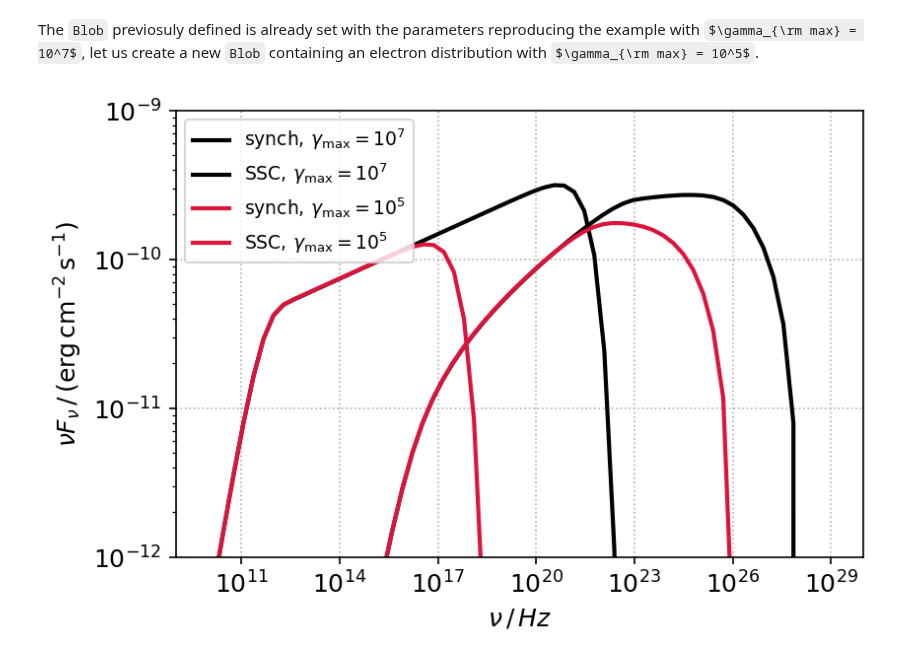
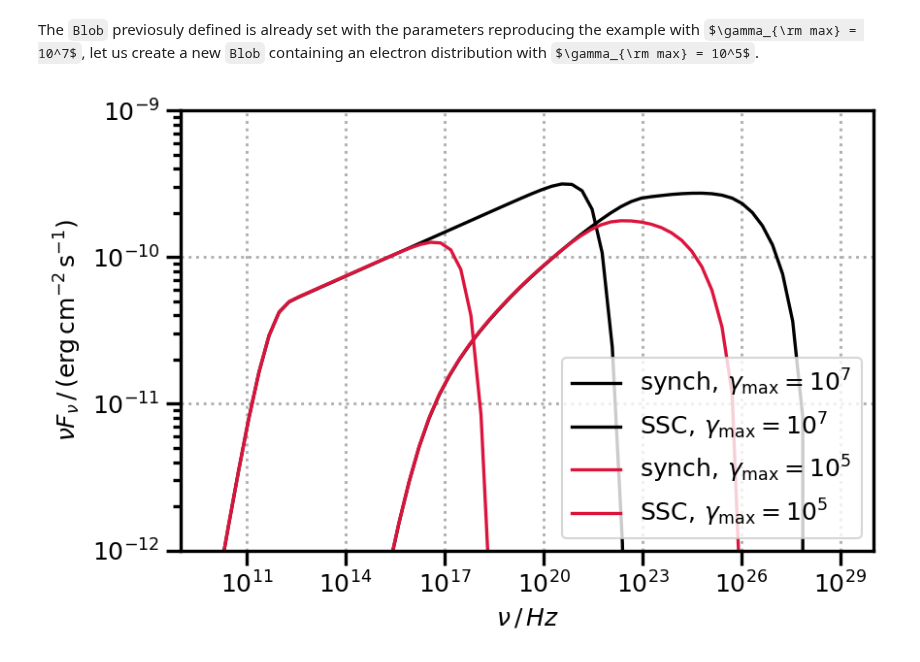
Before and after one commit to cosimoNigro/agnpy, a Jupyter notebook: docs/tutorials/synchrotron_self_compton.ipynb, the cells around one changed output. Cells and saved outputs as stored; diff of their text form; code cells hidden in the pictures; some formulas as TeX source.

Commit message:
started to improve docs, fixed up to synch

```diff
--- a/docs/tutorials/synchrotron_self_compton.ipynb
+++ b/docs/tutorials/synchrotron_self_compton.ipynb
@@ -16,12 +17,3 @@ from agnpy.compton import SynchrotronSelfCompton
-# %%
-# matplotlib adjustments
-plt.rc("figure", dpi=150)
-plt.rc("font", size=12)
-plt.rc("axes", grid=True)
-plt.rc("grid", ls=":")
-# axes labels
-sed_x_label = r"$\nu\,/\,Hz$"
-sed_y_label = r"$\nu F_{\nu}\,/\,(\mathrm{erg}\,\mathrm{cm}^{-2}\,\mathrm{s}^{-1})$"
 # %% [markdown]
 ### Emission Region
 Let us consider that the emission region is a spherical plasmoid of radius $R_b = 10^{16}\,\mathrm{cm}$, streaming with Lorentz factor $\Gamma=10$ in the AGN jet, resulting in a Doppler boosting of $\delta_D=10$ (the jet is almost aligned with the observer's line of sight). The galaxy hosting the active nucleus is at a distance of $d_L=10^{27}\,\mathrm{cm}$. The blob has a tangled magnetic field $B=1\,\mathrm{G}$. The electron spectrum is described by a power law with index $-2.8$ and a total energy content of $W_e = 10^{48}\,{\rm erg}$.
@@ -102,9 +91,9 @@ Similarly to the synchrotron case, to intitialise the object that will compute t
 We examine also the case produced by scattering over a self-absorbed synchrotron spectrum.
 # %%
 # simple ssc
-ssc = SynchrotronSelfCompton(blob, synch)
+ssc = SynchrotronSelfCompton(blob)
 # ssc over a self-absorbed synchrotron spectrum
-ssc_ssa = SynchrotronSelfCompton(blob, synch_ssa)
+ssc_ssa = SynchrotronSelfCompton(blob, ssa=True)
 # %%
 nu_ssc = np.logspace(15, 30) * u.Hz
 sed_ssc = ssc.sed_flux(nu_ssc)
@@ -129,17 +115,15 @@ The `Blob` previosuly defined is already set with the parameters reproducing the
 spectrum_dict["parameters"]["gamma_max"] = 1e5
 blob2 = Blob(R_b, z, delta_D, Gamma, B, spectrum_norm, spectrum_dict)
 synch2 = Synchrotron(blob2)
-ssc2 = SynchrotronSelfCompton(blob2, synch2)
+ssc2 = SynchrotronSelfCompton(blob2)
 # %%
-plt.loglog(nu_syn, synch.sed_flux(nu_syn), lw=2, color="k", label=r"${\rm synch},\,\gamma_{\rm max}=10^7$")
-plt.loglog(nu_ssc, ssc.sed_flux(nu_ssc), lw=2, color="k", label=r"${\rm SSC},\,\gamma_{\rm max}=10^7$")
-plt.loglog(nu_syn, synch2.sed_flux(nu_syn), lw=2, color="crimson", label=r"${\rm synch},\,\gamma_{\rm max}=10^5$")
-plt.loglog(nu_ssc, ssc2.sed_flux(nu_ssc), lw=2, color="crimson", label=r"${\rm SSC},\,\gamma_{\rm max}=10^5$")
-plt.xlabel(sed_x_label)
-plt.ylabel(sed_y_label)
+plot_sed(nu_syn, synch.sed_flux(nu_syn), color="k", label=r"${\rm synch},\,\gamma_{\rm max}=10^7$")
+plot_sed(nu_ssc, ssc.sed_flux(nu_ssc), color="k", label=r"${\rm SSC},\,\gamma_{\rm max}=10^7$")
+plot_sed(nu_syn, synch2.sed_flux(nu_syn), color="crimson", label=r"${\rm synch},\,\gamma_{\rm max}=10^5$")
+plot_sed(nu_ssc, ssc2.sed_flux(nu_ssc), color="crimson", label=r"${\rm SSC},\,\gamma_{\rm max}=10^5$")
+# select the same x and y range of the figure
 plt.xlim([1e9, 1e30])
 plt.ylim([1e-12, 1e-9])
-plt.legend(loc=2, fontsize=9)
 plt.show()
 # %% [output]
-[figure, old version]
+[figure, new version]
```
Also changed, not shown: parts of 7 cells of this notebook, 13 other files.
